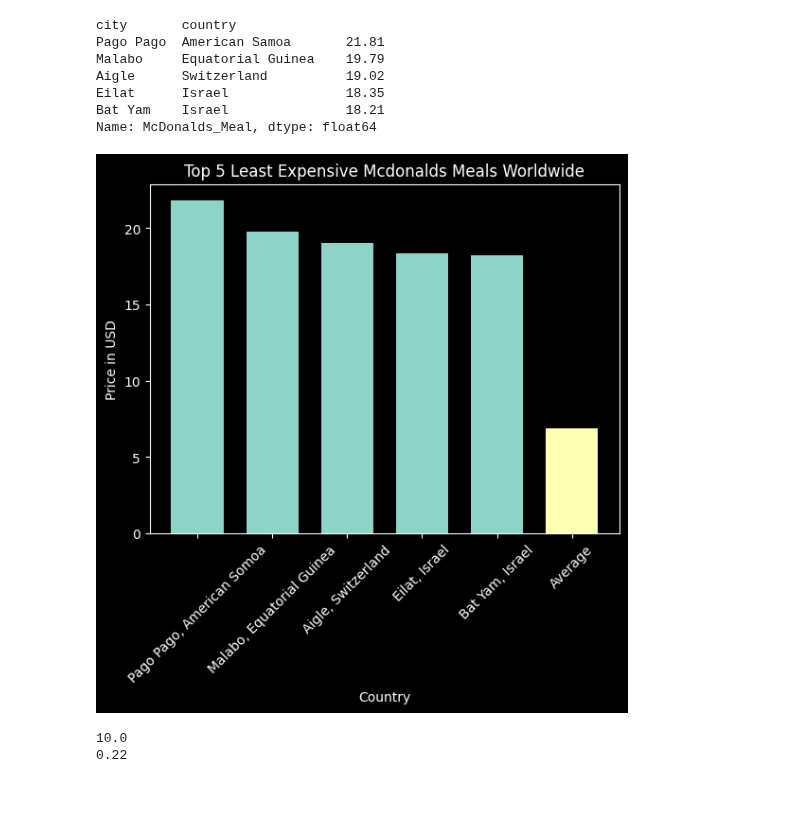
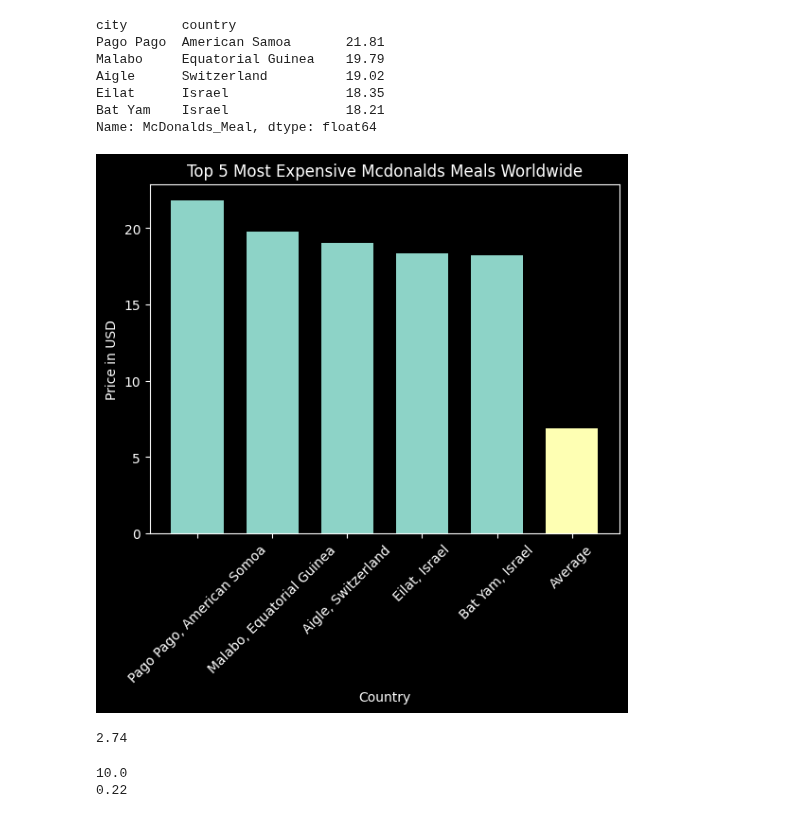
Before and after one commit to Reed-Carter/Global-Cost-of-Living, a Jupyter notebook: phil-project.ipynb, the cells around one changed output. Cells and saved outputs as stored; diff of their text form; code cells hidden in the pictures.

Commit message:
find average and add 2 bar graphs based on cappuccino column.

```diff
--- a/phil-project.ipynb
+++ b/phil-project.ipynb
@@ -354,22 +354,30 @@ mcdonalds_most_locations = ['Pago Pago, American Somoa', 'Malabo, Equatorial Gui
 # %%
 # Create bar graph
 plt.style.use('dark_background')
 
-plt.title('Top 5 Least Expensive Mcdonalds Meals Worldwide')
+plt.title('Top 5 Most Expensive Mcdonalds Meals Worldwide')
 
 bar_width = 0.7
 
 plt.bar(mcdonalds_most_locations, mcdonalds_most_values, width=bar_width)
 plt.bar('Average', mcdonalds_average, width=bar_width)
 plt.xticks(rotation=45)
 
 
 plt.xlabel('Country')
 plt.ylabel('Price in USD')
 
 plt.show()
 # %% [output]
-[figure, old version]
+[figure, new version]
+# %%
+# Find average of cappuccino column
+capp_len = cost_of_living.Cappuccino.count()
+capp_sum = cost_of_living.Cappuccino.sum()
+capp_average = round(capp_sum/capp_len, 2)
+print(capp_average)
+# %% [output]
+2.74
 # %%
 # Find max and min value in the cappuccino column
 max_capp = cost_of_living.Cappuccino.max()
```
Also changed, not shown: parts of 4 cells of this notebook.
